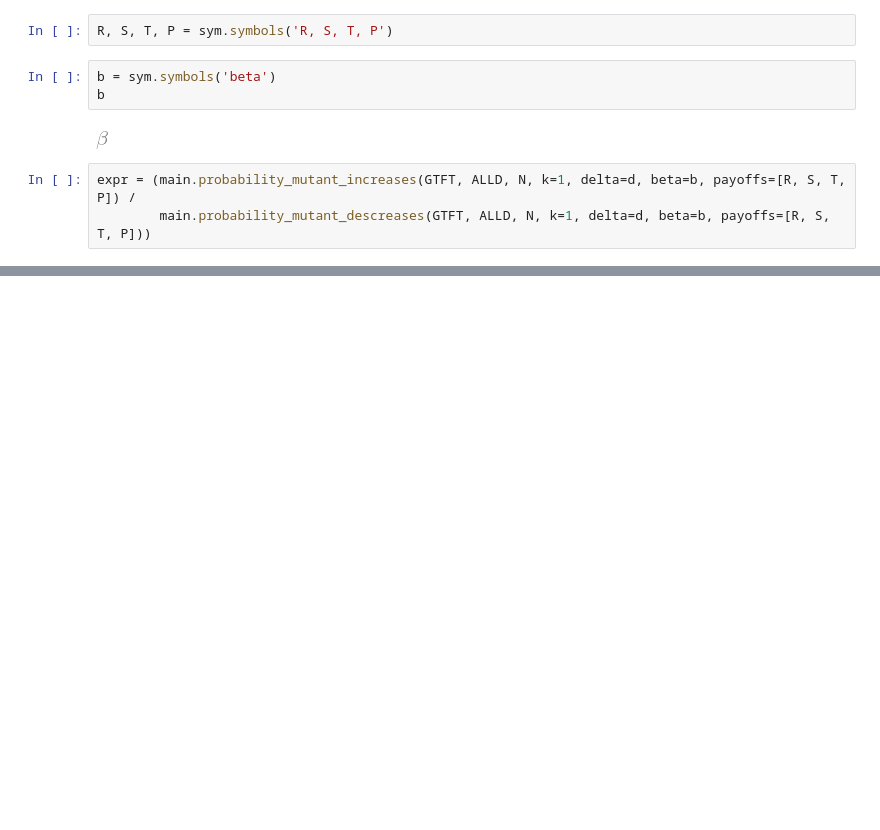
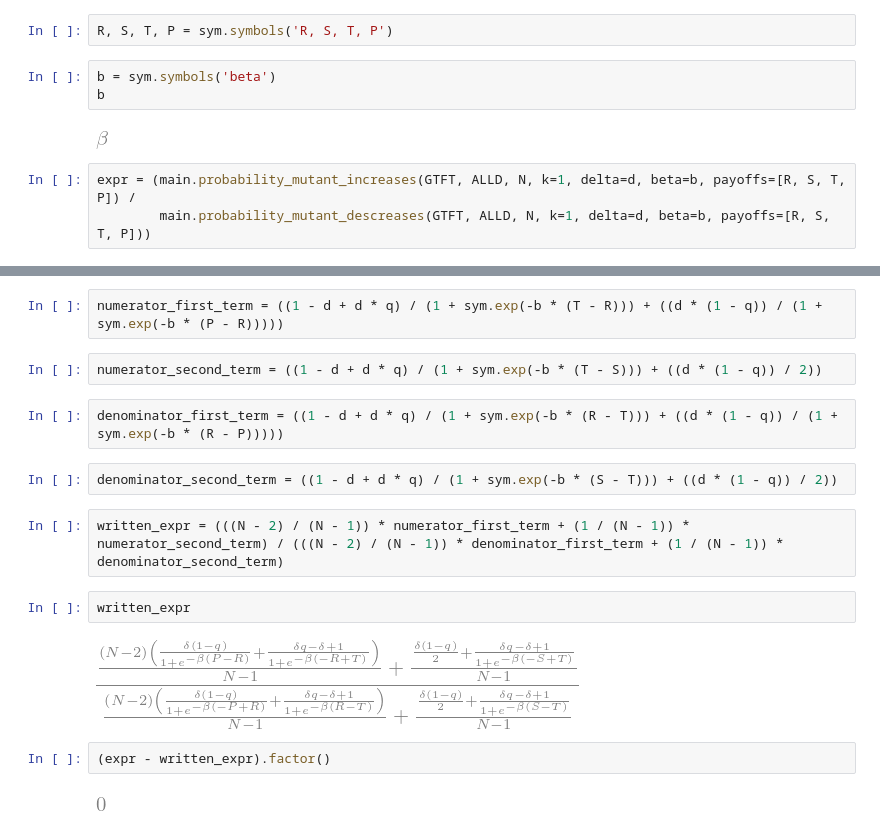
Before and after one commit to Nikoleta-v3/evolution-of-cooperation-with-limited-updating-payoff-memory, a Jupyter notebook: main.ipynb, the cells around one changed output, grey strips where cells are left out. Cells and saved outputs as stored; diff of their text form; blank space fills up the shorter version.

Commit message:
checks written mathematics of current notes

```diff
--- a/main.ipynb
+++ b/main.ipynb
@@ -186,0 +223,18 @@ expr
+# %%
+numerator_first_term = ((1 - d + d * q) / (1 + sym.exp(-b * (T - R))) + ((d * (1 - q)) / (1 + sym.exp(-b * (P - R)))))
+# %%
+numerator_second_term = ((1 - d + d * q) / (1 + sym.exp(-b * (T - S))) + ((d * (1 - q)) / 2))
+# %%
+denominator_first_term = ((1 - d + d * q) / (1 + sym.exp(-b * (R - T))) + ((d * (1 - q)) / (1 + sym.exp(-b * (R - P)))))
+# %%
+denominator_second_term = ((1 - d + d * q) / (1 + sym.exp(-b * (S - T))) + ((d * (1 - q)) / 2))
+# %%
+written_expr = (((N - 2) / (N - 1)) * numerator_first_term + (1 / (N - 1)) * numerator_second_term) / (((N - 2) / (N - 1)) * denominator_first_term + (1 / (N - 1)) * denominator_second_term)
+# %%
+written_expr
+# %% [output]
+[figure, added]
+# %%
+(expr - written_expr).factor()
+# %% [output]
+[figure, added]
```
Also changed, not shown: parts of 6 cells of this notebook.
